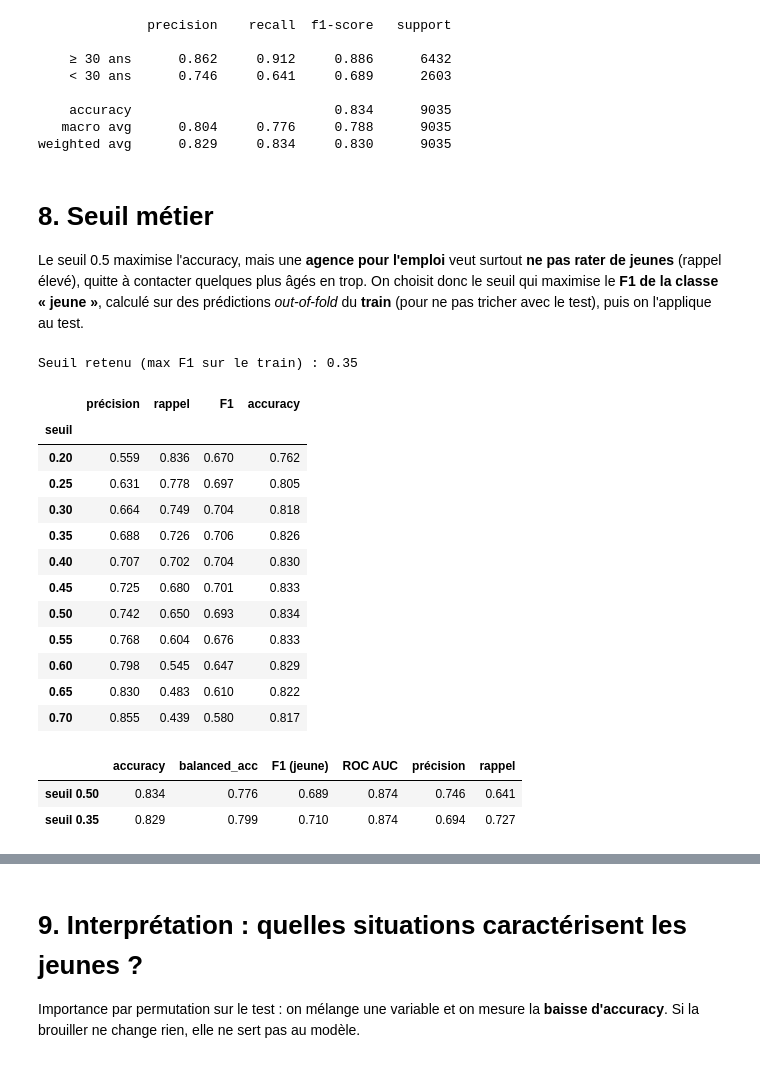
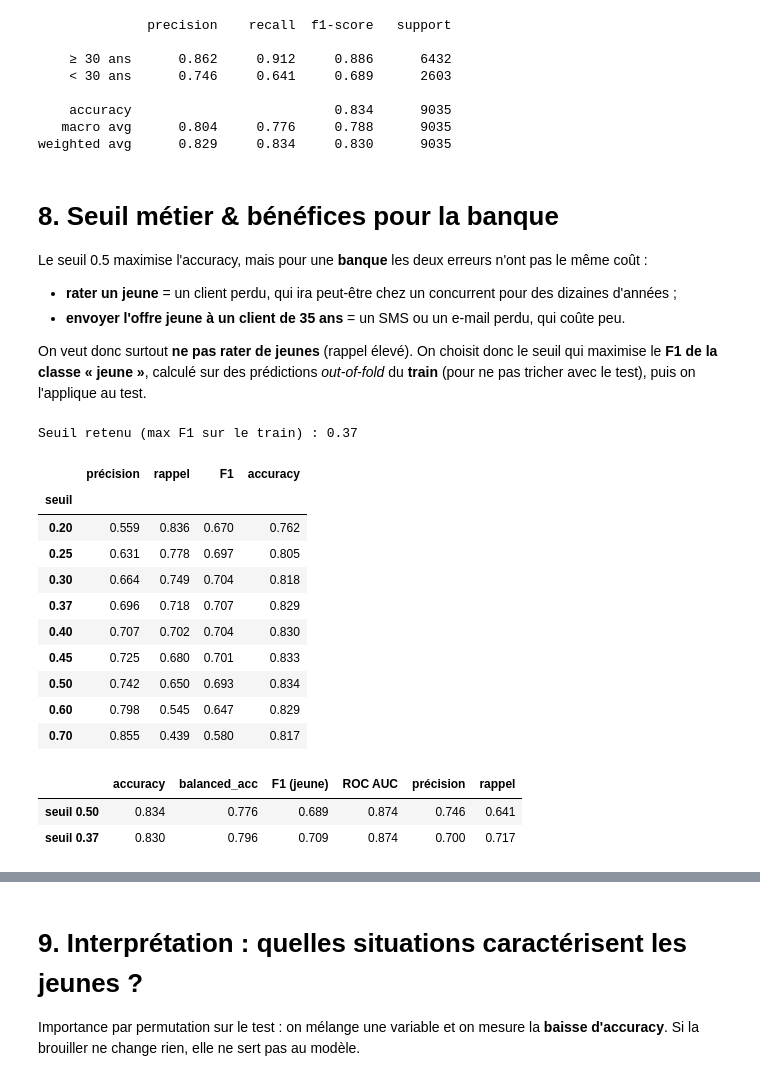
Before and after one commit to arijbensalem/income, a Jupyter notebook: notebooks/adult_jeunes_classification.ipynb, the cells around one changed output, grey strips where cells are left out. Drawn from its saved outputs; the diff is of its cells as text; code cells hidden in the pictures.

```diff
--- a/notebooks/adult_jeunes_classification.ipynb
+++ b/notebooks/adult_jeunes_classification.ipynb
@@ -46,6 +49,10 @@ def read(path, skiprows=0):
                        skipinitialspace=True, na_values=["?"])
 
 def load_raw():
+    # 0) fichier nettoyé du projet (sortie de prepareData.ipynb, dossier data/ du dépôt GitHub)
+    for p in ["../data/adult_clean.csv", "data/adult_clean.csv", "/content/output/adult_clean.csv"]:
+        if os.path.exists(p):
+            return pd.read_csv(p).drop(columns=["source"], errors="ignore")[COLUMNS], p
     # 1) fichiers UCI bruts (comme dans prepareData.ipynb)
     for tr, te in [("/content/dataset/adult.data", "/content/dataset/adult.test"),
                    ("/content/adult.data", "/content/adult.test"), ("adult.data", "adult.test")]:
@@ -289,41 +296,43 @@ print(classification_report(y_test, pred, target_names=["≥ 30 ans", "< 30 ans"
    macro avg      0.804     0.776     0.788      9035
 weighted avg      0.829     0.834     0.830      9035
 # %% [markdown]
-# 8. Seuil métier
+# 8. Seuil métier & bénéfices pour la banque
 
-Le seuil 0.5 maximise l'accuracy, mais une **agence pour l'emploi** veut surtout **ne pas rater de jeunes** (rappel élevé), quitte à contacter quelques plus âgés en trop. On choisit donc le seuil qui maximise le **F1 de la classe « jeune »**, calculé sur des prédictions *out-of-fold* du **train** (pour ne pas tricher avec le test), puis on l'applique au test.
+Le seuil 0.5 maximise l'accuracy, mais pour une **banque** les deux erreurs n'ont pas le même coût :
+- **rater un jeune** = un client perdu, qui ira peut-être chez un concurrent pour des dizaines d'années ;
+- **envoyer l'offre jeune à un client de 35 ans** = un SMS ou un e-mail perdu, qui coûte peu.
+
+On veut donc surtout **ne pas rater de jeunes** (rappel élevé). On choisit donc le seuil qui maximise le **F1 de la classe « jeune »**, calculé sur des prédictions *out-of-fold* du **train** (pour ne pas tricher avec le test), puis on l'applique au test.
 # %%
 oof = cross_val_predict(best_model, X_train, y_train, cv=cv, method="predict_proba", n_jobs=-1)[:, 1]
-grid = np.arange(0.20, 0.71, 0.05)
+grid = np.round(np.arange(0.20, 0.71, 0.01), 2)
 tab = pd.DataFrame([{"seuil": t,
                      "précision": precision_score(y_train, oof >= t),
                      "rappel": recall_score(y_train, oof >= t),
                      "F1": f1_score(y_train, oof >= t),
                      "accuracy": accuracy_score(y_train, oof >= t)} for t in grid]).set_index("seuil")
 t_best = tab["F1"].idxmax()
 print("Seuil retenu (max F1 sur le train) : %.2f" % t_best)
-display(tab.round(3))
+display(tab.loc[[0.20, 0.25, 0.30, t_best, 0.40, 0.45, 0.50, 0.60, 0.70]].sort_index().round(3))
 
 cmp = pd.DataFrame({f"seuil 0.50": metrics(y_test, proba >= 0.5, proba),
                     f"seuil {t_best:.2f}": metrics(y_test, proba >= t_best, proba)}).T
 cmp["précision"] = [precision_score(y_test, proba >= t) for t in [0.5, t_best]]
 cmp["rappel"] = [recall_score(y_test, proba >= t) for t in [0.5, t_best]]
 cmp.round(3)
 # %% [output]
-Seuil retenu (max F1 sur le train) : 0.35
+Seuil retenu (max F1 sur le train) : 0.37
 |  | précision | rappel | F1 | accuracy |
 | seuil |  |  |  |  |
 | 0.20 | 0.559 | 0.836 | 0.670 | 0.762 |
 | 0.25 | 0.631 | 0.778 | 0.697 | 0.805 |
 | 0.30 | 0.664 | 0.749 | 0.704 | 0.818 |
-| 0.35 | 0.688 | 0.726 | 0.706 | 0.826 |
+| 0.37 | 0.696 | 0.718 | 0.707 | 0.829 |
 | 0.40 | 0.707 | 0.702 | 0.704 | 0.830 |
 | 0.45 | 0.725 | 0.680 | 0.701 | 0.833 |
 | 0.50 | 0.742 | 0.650 | 0.693 | 0.834 |
-| 0.55 | 0.768 | 0.604 | 0.676 | 0.833 |
 | 0.60 | 0.798 | 0.545 | 0.647 | 0.829 |
-| 0.65 | 0.830 | 0.483 | 0.610 | 0.822 |
 | 0.70 | 0.855 | 0.439 | 0.580 | 0.817 |
 |  | accuracy | balanced_acc | F1 (jeune) | ROC AUC | précision | rappel |
 | seuil 0.50 | 0.834 | 0.776 | 0.689 | 0.874 | 0.746 | 0.641 |
-| seuil 0.35 | 0.829 | 0.799 | 0.710 | 0.874 | 0.694 | 0.727 |
+| seuil 0.37 | 0.830 | 0.796 | 0.709 | 0.874 | 0.700 | 0.717 |
```
Also changed, not shown: parts of 11 cells of this notebook.
